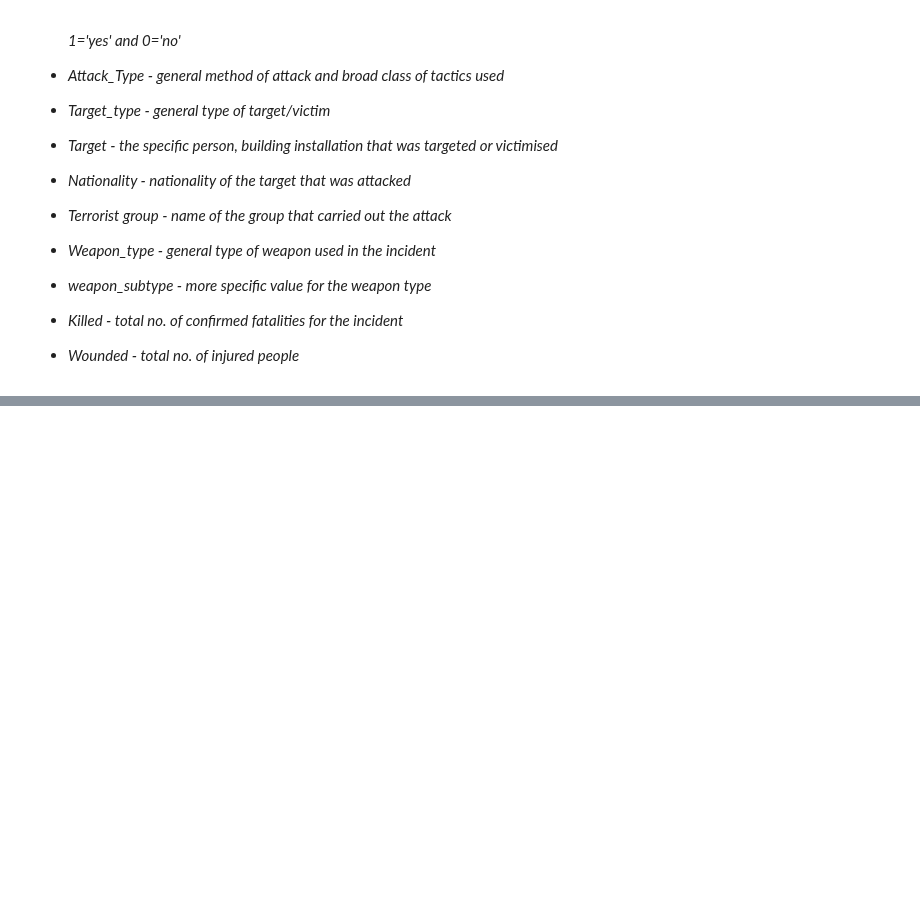
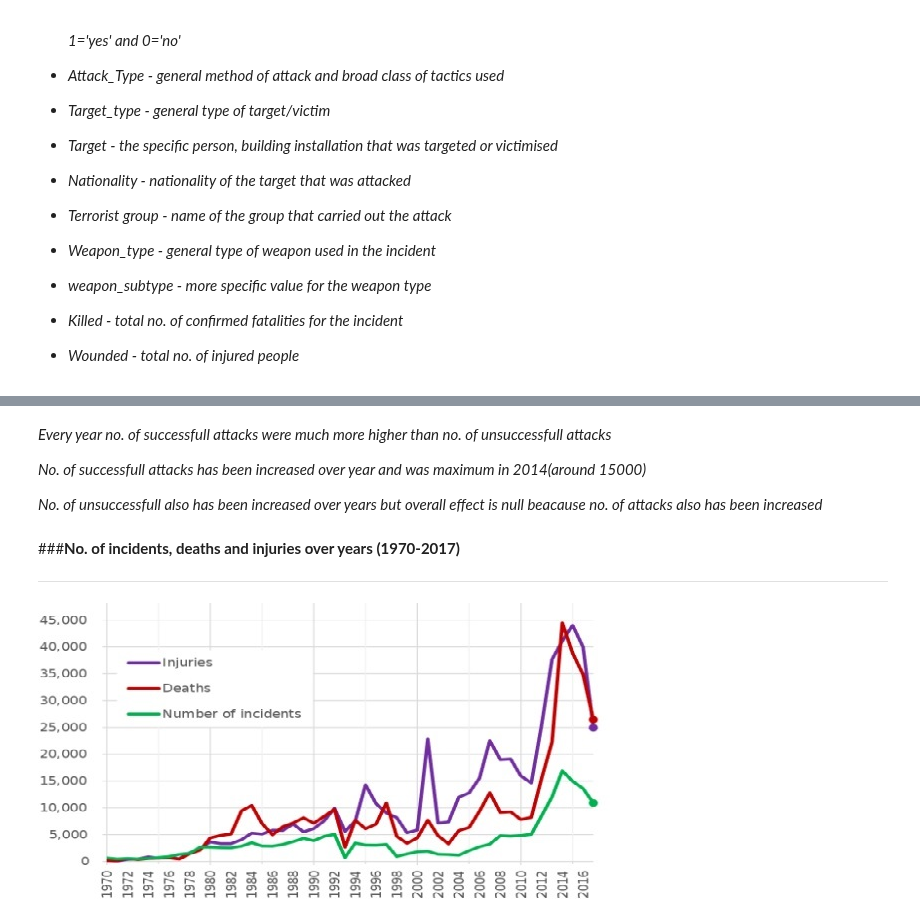
Before and after one commit to kiranmahara9600/Global-Terrorism-Analysis, a Jupyter notebook: EDA_on_Global_Terrorism.ipynb, the cells around one changed output, grey strips where cells are left out. Saved outputs shown, nothing was run; the diff lists cells and outputs as text; code cells hidden in the pictures; blank space fills up the shorter version.

```diff
--- a/EDA_on_Global_Terrorism.ipynb
+++ b/EDA_on_Global_Terrorism.ipynb
@@ -352,0 +444,18 @@ updated_global_terrorism_df.head(5)   #checking for first 5 observations in upda
+# %% [markdown]
+*Every year no. of successfull attacks were much more higher than no. of unsuccessfull attacks*
+
+*No. of successfull attacks has been increased over year and was maximum in 2014(around 15000)*
+
+*No. of unsuccessfull also has been increased over years but overall effect is null beacause no. of attacks also has been increased*
+# %% [markdown]
+###**No. of incidents, deaths and injuries over years (1970-2017)**
+
+---
+# %%
+#------------------------------------Block-26-------------------------------------
+
+
+#importing image from drive
+Image(r"/content/drive/MyDrive/Datascience/Datasets/Terrorist incidents worldwide.jpg")
+# %% [output]
+[figure, added]
```
Also changed, not shown: parts of 11 cells of this notebook.
